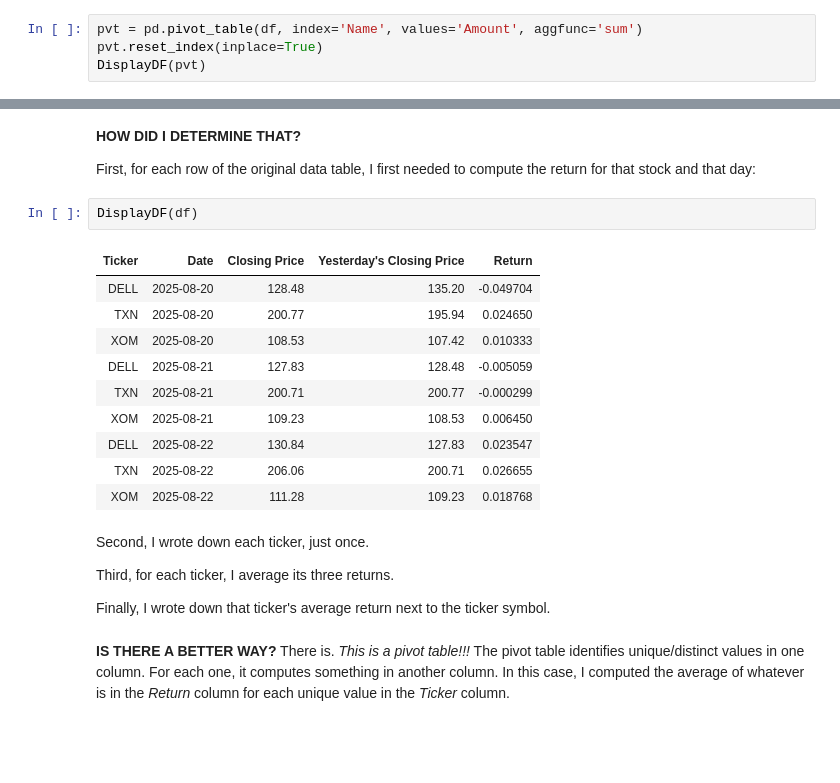
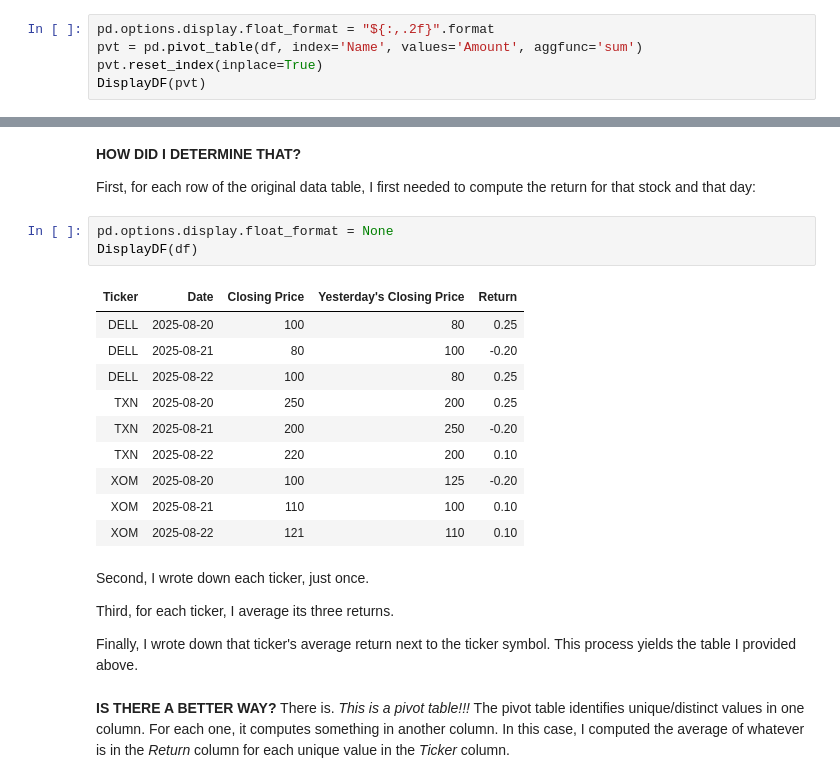
Before and after one commit to vanand74/Accounting-Analytics-Textbook, a Jupyter notebook: _sources/Unit 1/1-1 The Process of Analytics.ipynb, the cells around one changed output, grey strips where cells are left out. Cells and saved outputs as stored; diff of their text form; blank space fills up the shorter version.

```diff
--- a/_sources/Unit 1/1-1 The Process of Analytics.ipynb
+++ b/_sources/Unit 1/1-1 The Process of Analytics.ipynb
@@ -193,6 +193,7 @@ DisplayDF(df)
 # %% [markdown]
 **ANSWER:**
 # %%
+pd.options.display.float_format = "${:,.2f}".format
 pvt = pd.pivot_table(df, index='Name', values='Amount', aggfunc='sum')
 pvt.reset_index(inplace=True)
 DisplayDF(pvt)
@@ -263,24 +264,25 @@ From the table, we learn that Dell had the lowest average return over the last t
 
 First, for each row of the original data table, I first needed to compute the return for that stock and that day:
 # %%
+pd.options.display.float_format = None
 DisplayDF(df)
 # %% [output]
 | Ticker | Date | Closing Price | Yesterday's Closing Price | Return |
-| DELL | 2025-08-20 | 128.48 | 135.20 | -0.049704 |
-| TXN | 2025-08-20 | 200.77 | 195.94 | 0.024650 |
-| XOM | 2025-08-20 | 108.53 | 107.42 | 0.010333 |
-| DELL | 2025-08-21 | 127.83 | 128.48 | -0.005059 |
-| TXN | 2025-08-21 | 200.71 | 200.77 | -0.000299 |
-| XOM | 2025-08-21 | 109.23 | 108.53 | 0.006450 |
-| DELL | 2025-08-22 | 130.84 | 127.83 | 0.023547 |
-| TXN | 2025-08-22 | 206.06 | 200.71 | 0.026655 |
-| XOM | 2025-08-22 | 111.28 | 109.23 | 0.018768 |
+| DELL | 2025-08-20 | 100 | 80 | 0.25 |
+| DELL | 2025-08-21 | 80 | 100 | -0.20 |
+| DELL | 2025-08-22 | 100 | 80 | 0.25 |
+| TXN | 2025-08-20 | 250 | 200 | 0.25 |
+| TXN | 2025-08-21 | 200 | 250 | -0.20 |
+| TXN | 2025-08-22 | 220 | 200 | 0.10 |
+| XOM | 2025-08-20 | 100 | 125 | -0.20 |
+| XOM | 2025-08-21 | 110 | 100 | 0.10 |
+| XOM | 2025-08-22 | 121 | 110 | 0.10 |
 # %% [markdown]
 Second, I wrote down each ticker, just once.
 
 Third, for each ticker, I average its three returns.
 
-Finally, I wrote down that ticker's average return next to the ticker symbol.
+Finally, I wrote down that ticker's average return next to the ticker symbol. This process yields the table I provided above.
 # %% [markdown]
 **IS THERE A BETTER WAY?** There is. *This is a pivot table!!!* The pivot table identifies unique/distinct values in one column. For each one, it computes something in another column. In this case, I computed the average of whatever is in the *Return* column for each unique value in the *Ticker* column.
 # %% [markdown]
```
Also changed, not shown: parts of 18 cells of this notebook, 10 other files.
